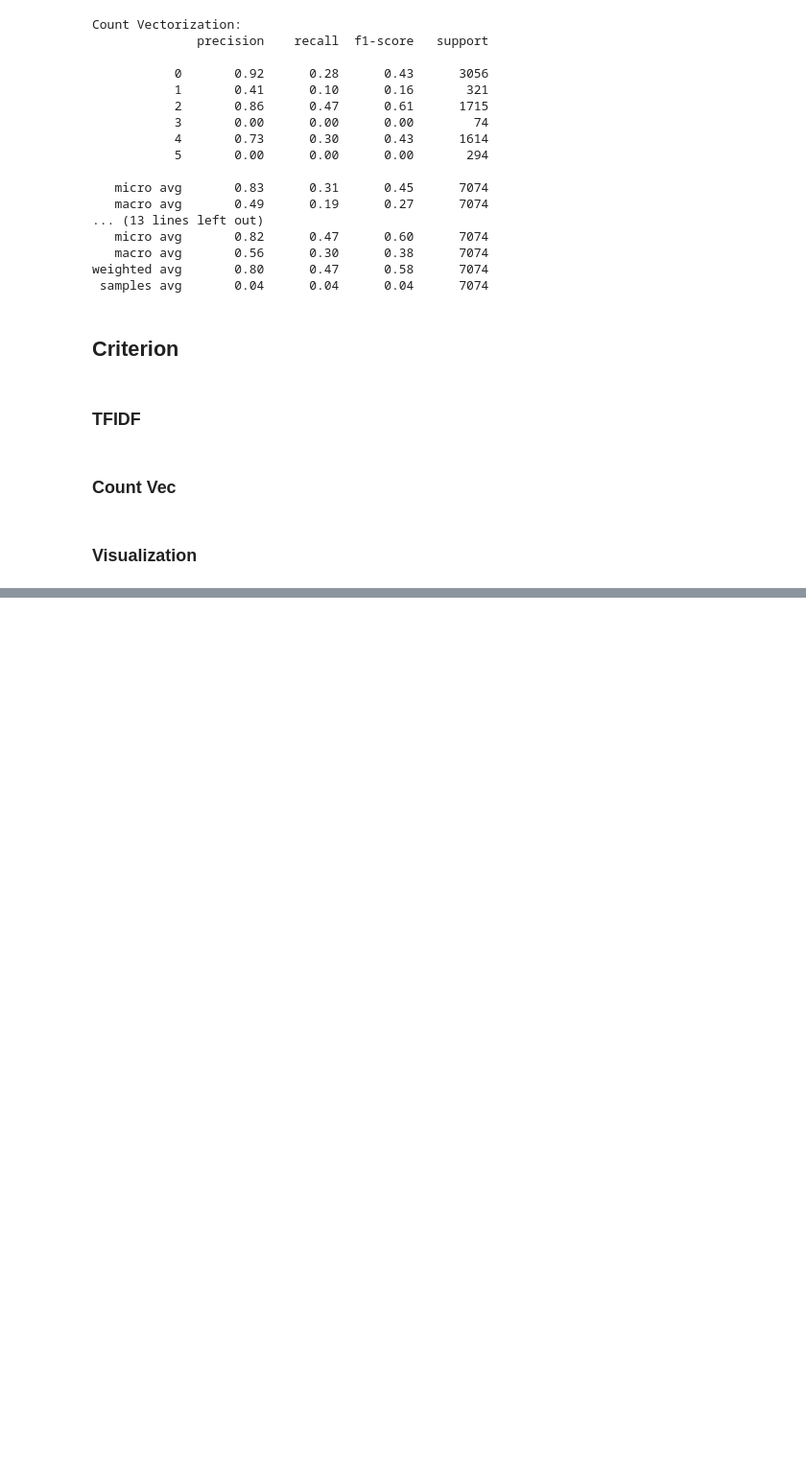
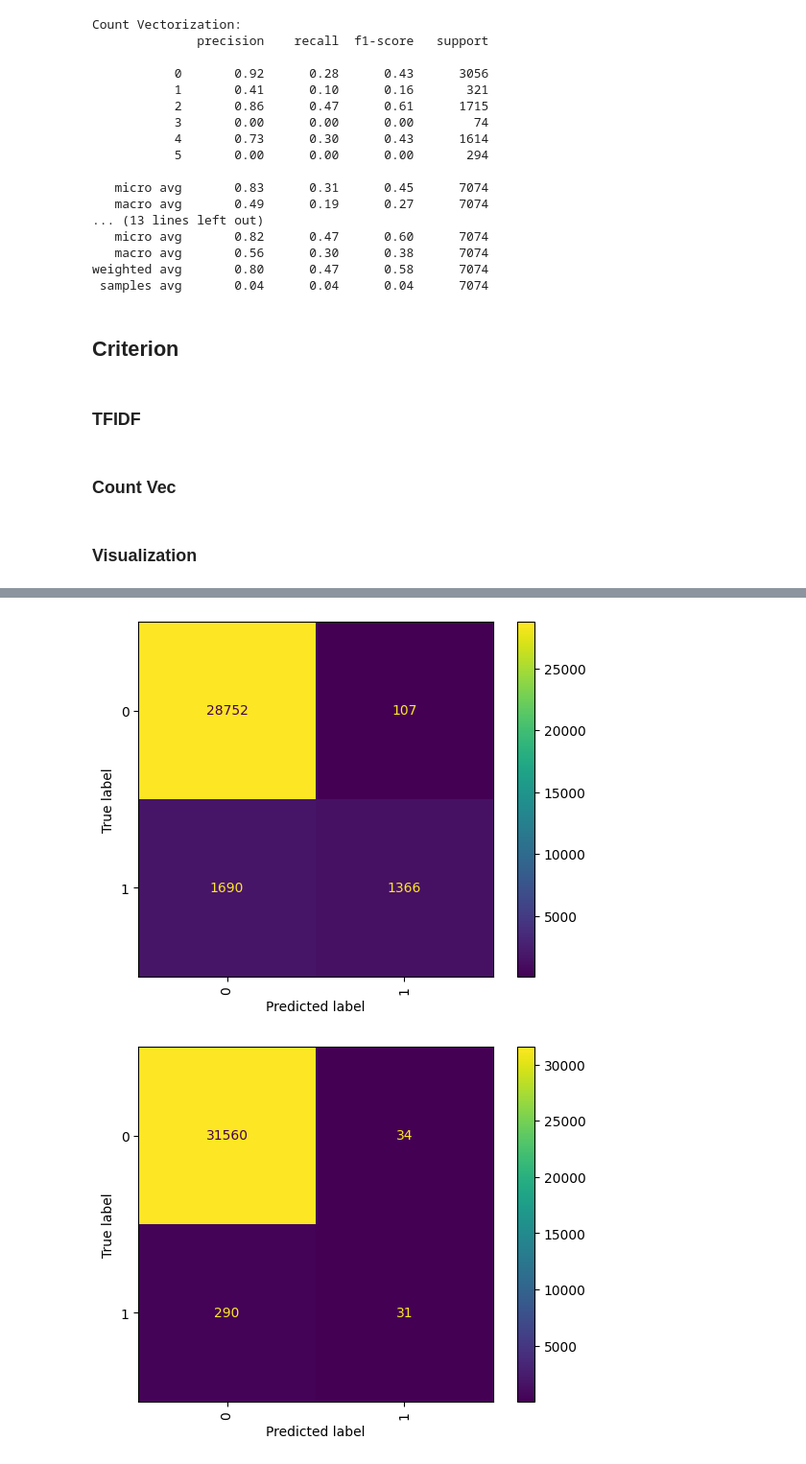
Before and after one commit to sn82978/CS-178-Project, a Jupyter notebook: 3.MoreComplex/DecisionTree/dt.ipynb, the cells around one changed output, grey strips where cells are left out. Shown: that part at 96% size. Drawn from its saved outputs; the diff is of its cells as text; code cells hidden in the pictures; blank space fills up the shorter version.

Commit message:
tried to make a multilabel CM

```diff
--- a/3.MoreComplex/DecisionTree/dt.ipynb
+++ b/3.MoreComplex/DecisionTree/dt.ipynb
@@ -283,3 +283,6 @@ Count Vectorization:
    macro avg       0.58      0.29      0.37      7074
 weighted avg       0.81      0.47      0.58      7074
  samples avg       0.04      0.04      0.04      7074
+# %%
+cm = multilabel_confusion_matrix(tfidf_data['y_test'], preds_tfidfs[best_crit_count])
+print(cm)
@@ -285,0 +307,9 @@ weighted avg       0.81      0.47      0.58      7074
+# %%
+for confusion_matrix in cm:
+    disp = ConfusionMatrixDisplay(confusion_matrix)#, display_labels=classes)
+    disp.plot(include_values=True, cmap="viridis", ax=None, xticks_rotation="vertical")
+    plt.title()
+    plt.show()
+# %% [output]
+[figure, added]
+[figure, added]
```
Also changed, not shown: parts of 17 cells of this notebook.
